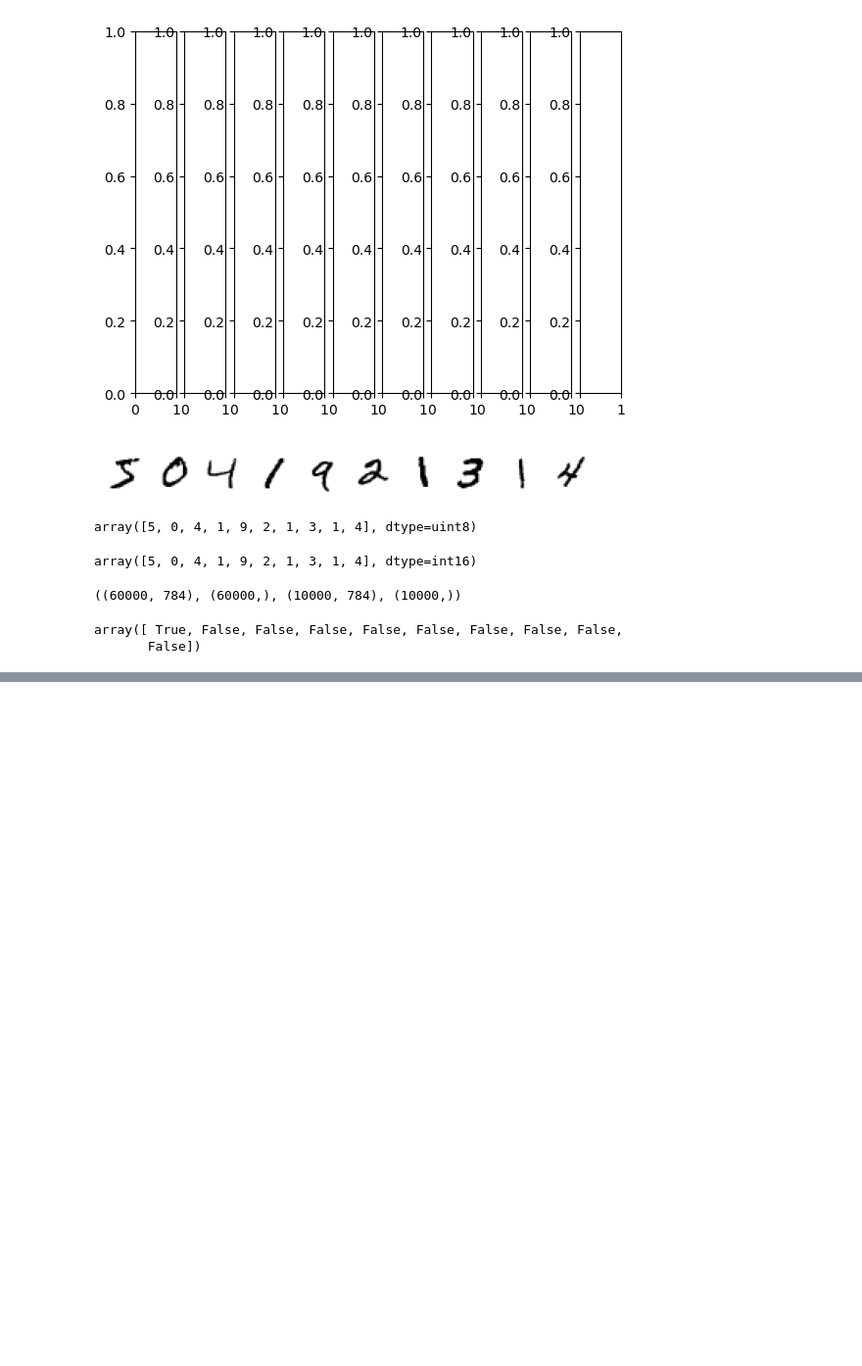
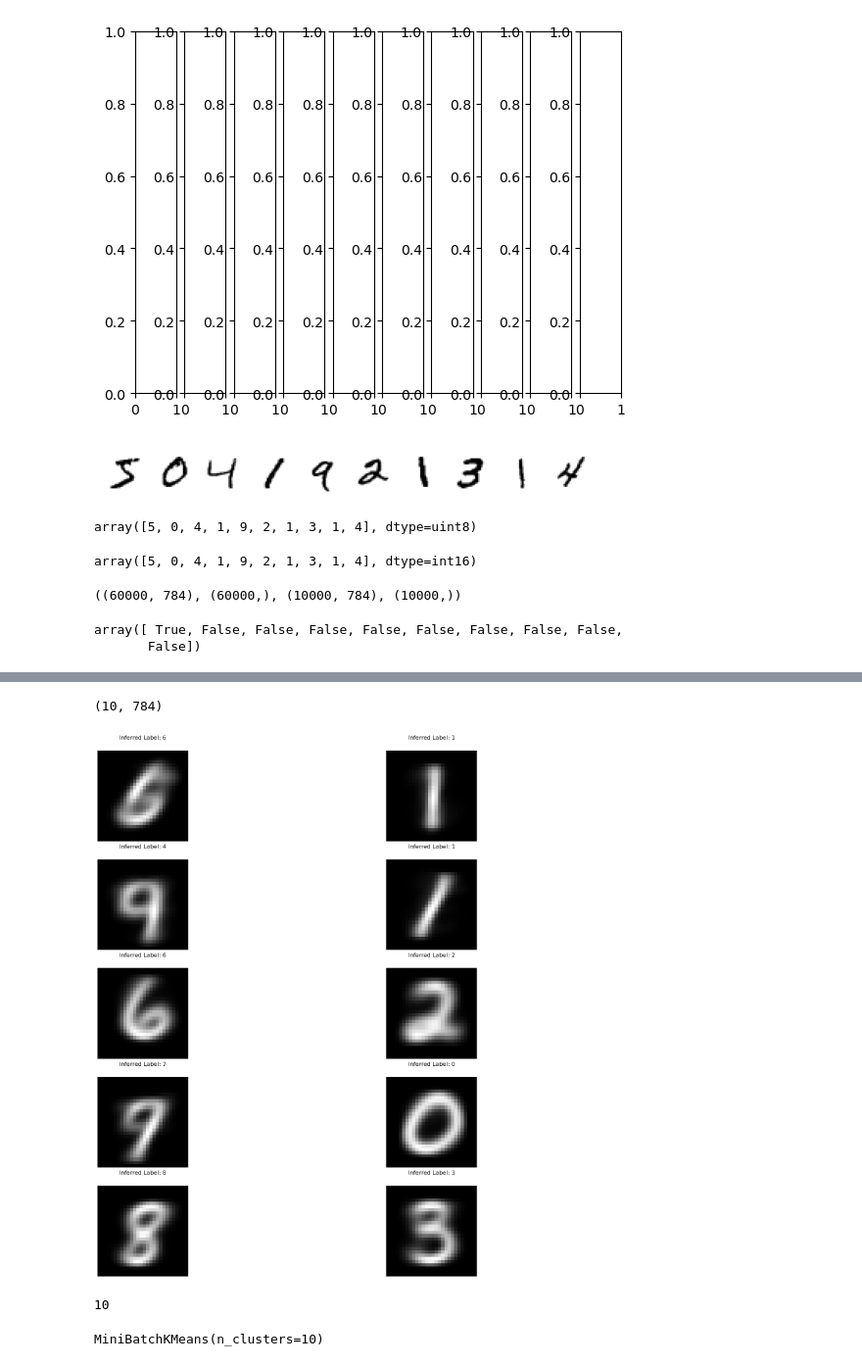
Before and after one commit to ByunSunghyun/ML, a Jupyter notebook: 과제/과제3.ipynb, the cells around one changed output, grey strips where cells are left out. Shown: that part at 98% size. Cells and saved outputs as stored; diff of their text form; code cells hidden in the pictures; blank space fills up the shorter version.

```diff
--- a/과제/과제3.ipynb
+++ b/과제/과제3.ipynb
@@ -131,0 +181,20 @@ NameError: name 'df' is not defined
+# %%
+clusters = [1,2,3,4,5,6,7,8,9,10,20,256]
+
+# test different numbers of clusters
+for n_clusters in clusters:
+    start = time.time()
+    estimator = KMeans(n_clusters = n_clusters)
+    estimator.fit(X)
+
+    # print cluster metrics
+    calculate_metrics(estimator, X, y)
+
+    # determine predicted labels
+    cluster_labels = infer_cluster_labels(estimator, y)
+    predicted_Y = infer_data_labels(estimator.labels_, cluster_labels)
+
+    # calculate and print accuracy
+    end = time.time()
+    print(f"{end - start:.5f} sec")
+    print('Accuracy: {}\n'.format(metrics.accuracy_score(y, predicted_Y)))
@@ -131,0 +219,52 @@ NameError: name 'df' is not defined
+# %%
+# Initialize and fit KMeans algorithm
+kmeans = KMeans(n_clusters = 10)
+kmeans.fit(X)
+
+# record centroid values
+centroids = kmeans.cluster_centers_
+
+print(centroids.shape)
+
+# reshape centroids into images
+images = centroids.reshape(10, 28, 28)
+images = images.astype(np.uint8)
+
+# determine cluster labels
+cluster_labels = infer_cluster_labels(kmeans, y)
+
+# create figure with subplots using matplotlib.pyplot
+fig, axs = plt.subplots(5, 2, figsize = (20, 20))
+plt.gray()
+
+# loop through subplots and add centroid images
+for i, ax in enumerate(axs.flat):
+
+    # determine inferred label using cluster_labels dictionary
+    for key, value in cluster_labels.items():
+        if i in value:
+            ax.set_title('Inferred Label: {}'.format(key))
+
+    # add image to subplot
+    ax.matshow(images[i])
+    ax.axis('off')
+
+# display the figure
+fig.show()
+# %% [output]
+(10, 784)
+[figure, added]
+# %%
+from sklearn.cluster import MiniBatchKMeans
+
+n_digits = len(np.unique(y_test))
+print(n_digits)
+
+# Initialize KMeans model
+kmeans = MiniBatchKMeans(n_clusters = n_digits)
+
+# Fit the model to the training data
+kmeans.fit(X)
+# %% [output]
+10
+MiniBatchKMeans(n_clusters=10)
```
Also changed, not shown: parts of 25 cells of this notebook, 24 other files.
